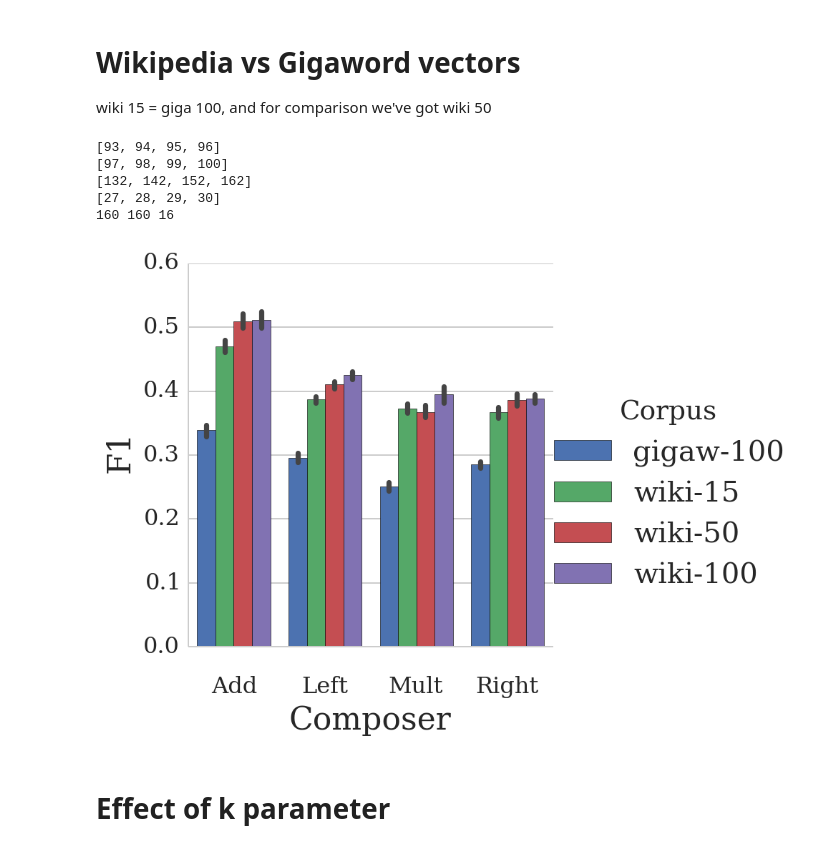
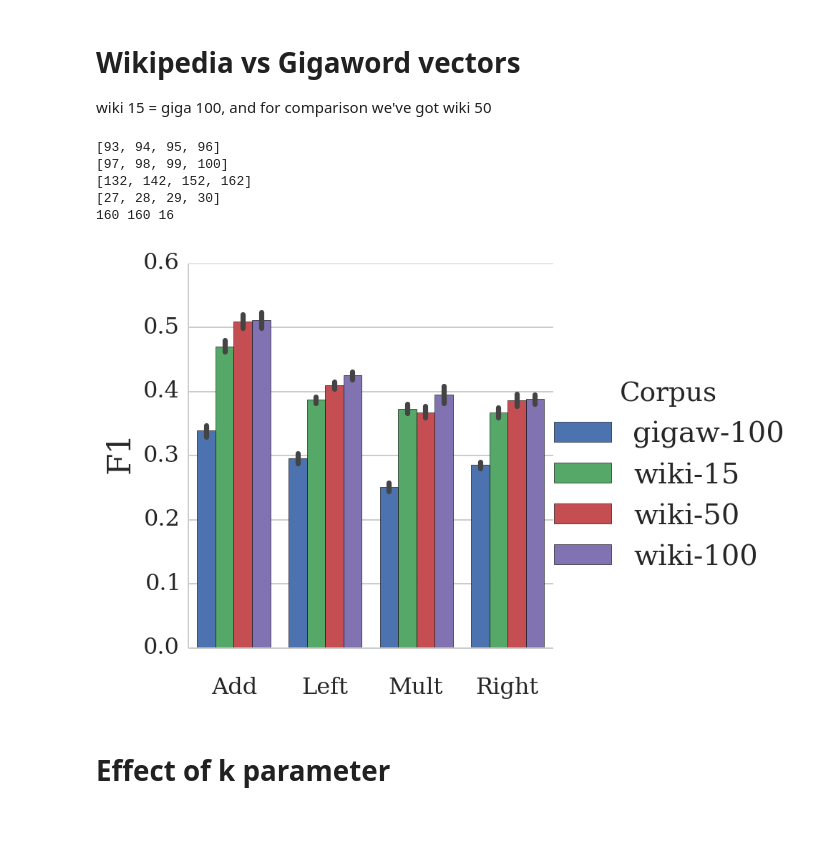
Before and after one commit to mbatchkarov/ExpLosion, a Jupyter notebook: notebooks/effect_of_unlabelled_size.ipynb, the cells around one changed output. Saved outputs shown, nothing was run; the diff lists cells and outputs as text; code cells hidden in the pictures; blank space fills up the shorter version.

```diff
--- a/notebooks/effect_of_unlabelled_size.ipynb
+++ b/notebooks/effect_of_unlabelled_size.ipynb
@@ -181,35 +181,37 @@ for d in [d1, d2, d3, d4]:
     scores.extend(tmp_scores)
     folds.extend(tmp_folds)
 
 cv_folds = get_cv_fold_count(exp_ids)
 names = []
 for id in exp_ids:
     exp = Experiment.objects.get(id=id)
     names.append('%s-%d'%(exp.vectors.unlabelled, exp.vectors.unlabelled_percentage))
 names = np.repeat(names, cv_folds)
 composers = get_vectors_field(exp_ids, 'composer')
 
 
 print(len(names), len(scores), len(cv_folds))
 
 df = pd.DataFrame({'F1': scores,
                    'cvfold': folds,
                    'Corpus': names,
                    'Composer': composers})
-set(df.Corpus)
+
+plt.rcParams['lines.linewidth'] = 2
 df[df.cvfold==0].to_html('tmp.html')
 order = ['gigaw-100', 'wiki-15', 'wiki-50', 'wiki-100']
 grid = sns.factorplot(hue='Corpus', y='F1', data=df, x='Composer',
                       kind='bar', sharey=True, hue_order=order);
 # sns.boxplot(df.F1, df.Corpus)
+grid.axes[0][0].set(xlabel='')
 plt.savefig('plot-wiki-vs-gigaw.pdf', format='pdf', dpi=300)
 # %% [output]
 [93, 94, 95, 96]
 [97, 98, 99, 100]
 [132, 142, 152, 162]
 [27, 28, 29, 30]
 160 160 16
-[figure, old version]
+[figure, new version]
 # %% [markdown]
 # Effect of k parameter
 # %%
```
Also changed, not shown: parts of 2 cells of this notebook, 1 other file.
